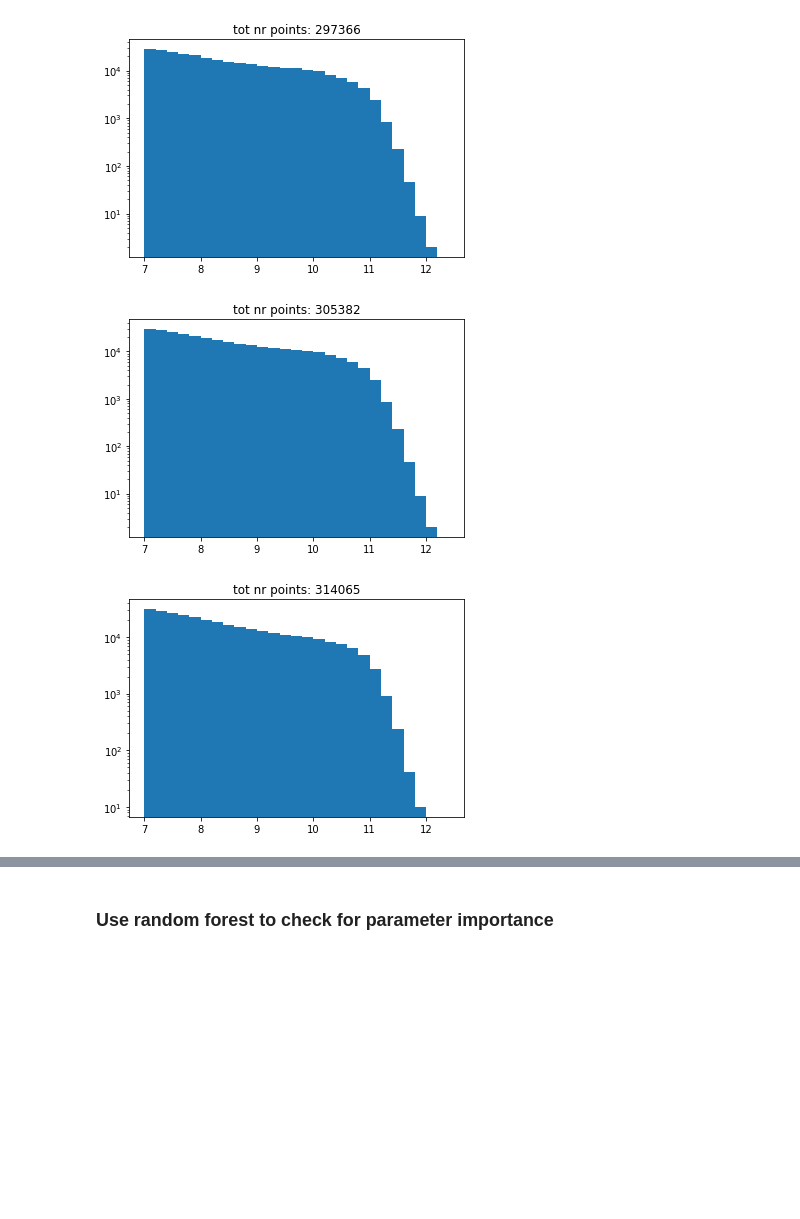
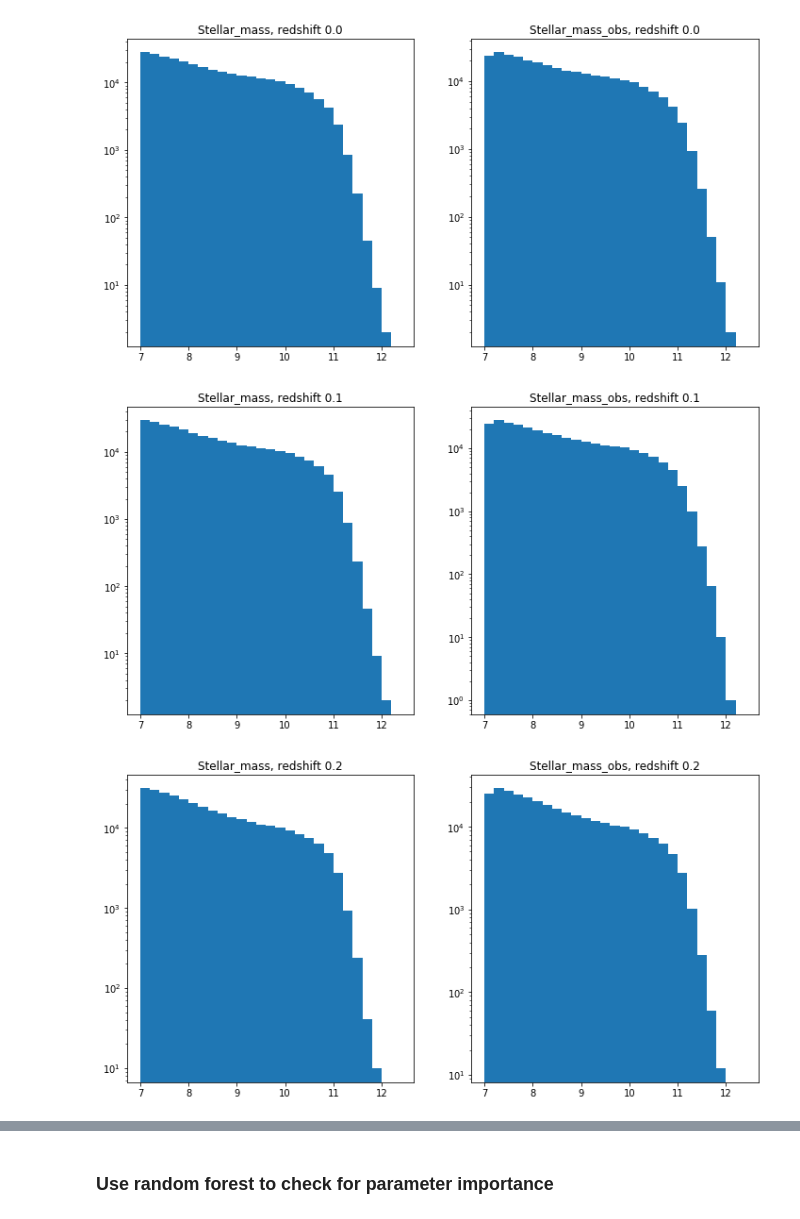
Before and after one commit to magnus-lindstrom/masters-project-galaxy-formation, a Jupyter notebook: code/non_network_notebooks/analyse_data.ipynb, the cells around one changed output, grey strips where cells are left out. Drawn from its saved outputs; the diff is of its cells as text; code cells hidden in the pictures; blank space fills up the shorter version.

```diff
--- a/code/non_network_notebooks/analyse_data.ipynb
+++ b/code/non_network_notebooks/analyse_data.ipynb
@@ -24,19 +145,24 @@ from loading_datasets import *
 # %%
 redshifts = [0,.1,.2,.5,1,2,3,4,6,8]
 for redshift in redshifts:
     galaxies, data_keys = load_galfiles(redshifts=[redshift], equal_numbers=False)
     # galaxies, data_keys = load_single_galfile(redshift=0)
     # print(data_keys)
 
     # print(np.isnan(galaxies[:, data_keys['Halo_mass']]).any())
     # print(np.isinf(galaxies[:, data_keys['Halo_mass']]).any())
 
 #     plt.xscale('log')
 
-    plt.hist(galaxies[:, data_keys['Stellar_mass']], bins=np.arange(7, 12.5, 0.2), density=False, log=True)
-    plt.title('tot nr points: {:d}'.format(np.shape(galaxies)[0]))
+    fig = plt.figure(figsize=(12,6))
+    ax = plt.subplot(1,2,1)
+    ax.hist(galaxies[:, data_keys['Stellar_mass']], bins=np.arange(7, 12.5, 0.2), density=False, log=True)
+    ax.set_title('Stellar_mass, redshift {:.1f}'.format(redshift))
+    ax = plt.subplot(1,2,2)
+    ax.hist(galaxies[:, data_keys['Stellar_mass_obs']], bins=np.arange(7, 12.5, 0.2), density=False, log=True)
+    ax.set_title('Stellar_mass_obs, redshift {:.1f}'.format(redshift))
     plt.show()
 # %% [output]
-[figure, old version]
+[figure, new version]
-[figure, old version]
+[figure, new version]
-[figure, old version]
+[figure, new version]
```
Also changed, not shown: parts of 12 cells of this notebook, 8 other files.
